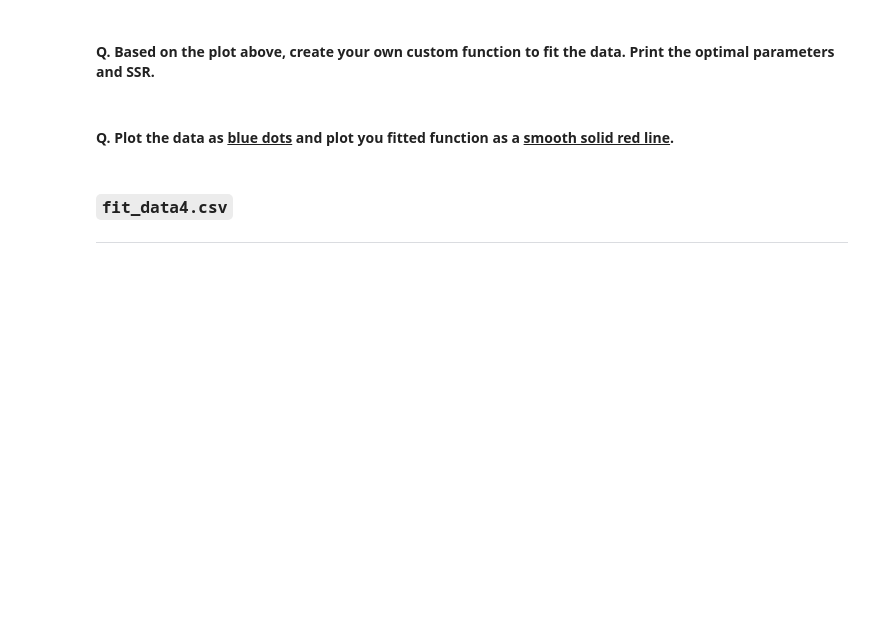
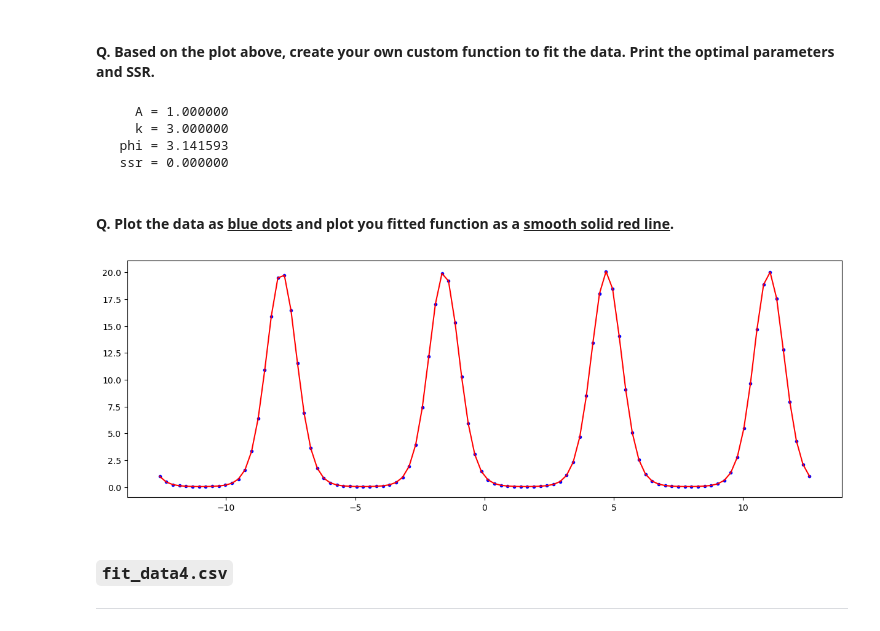
Before and after one commit to Brittany2028/ml-quiz, a Jupyter notebook: Take Home Quiz 1 - Curve Fitting.ipynb, the cells around one changed output. Saved outputs shown, nothing was run; the diff lists cells and outputs as text; code cells hidden in the pictures; blank space fills up the shorter version.

```diff
--- a/Take Home Quiz 1 - Curve Fitting.ipynb
+++ b/Take Home Quiz 1 - Curve Fitting.ipynb
@@ -197,2 +270,17 @@ For this sections, we will be using the following datasets: `fit_data1.csv`, `fi
+# %%
+popt, pcov = curve_fit(fit_3,x,y)
+
+ssr = sum((y-fit_3(x,*popt))**2)
+
+parameters= ['A', 'k', 'phi']
+for i in range(len(popt)):
+    print(f'{parameters[i]:>6} = {popt[i]:.6f}')
+
+print(f'{'ssr':>6} = {ssr:.6f}')
+# %% [output]
+     A = 1.000000
+     k = 3.000000
+   phi = 3.141593
+   ssr = 0.000000
 # %% [markdown]
 #### Q. Plot the data as <u><b>blue dots</u></b> and plot you fitted function as a <b><u>smooth solid red line</u></b>.
@@ -201,3 +287,10 @@ For this sections, we will be using the following datasets: `fit_data1.csv`, `fi
+# %%
+# Insert code here
+plt.plot(x, y, 'b.')
+plt.plot(x, fit_3(x,*popt), 'r-')
+plt.show()
+# %% [output]
+[figure, added]
 # %% [markdown]
 ### `fit_data4.csv`
 
```
Also changed, not shown: parts of 18 cells of this notebook, 1 other file.
